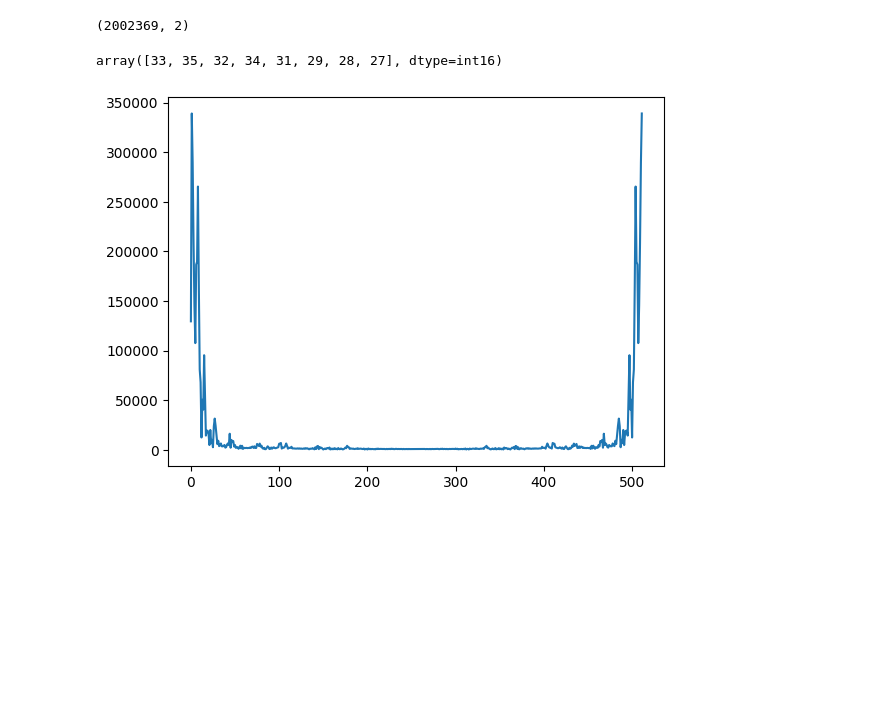
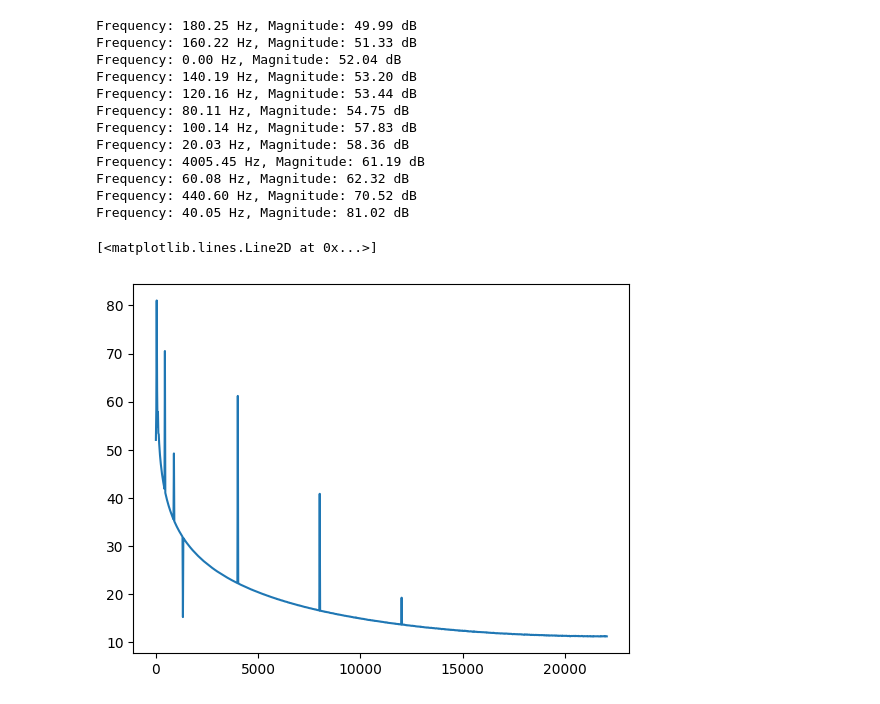
Before and after one commit to kilianbartz/hetcomp, a Jupyter notebook: Aufgabe1/test.ipynb, the cells around one changed output. Cells and saved outputs as stored; diff of their text form; code cells hidden in the pictures; blank space fills up the shorter version.

Commit message:
before starting

```diff
--- a/Aufgabe1/test.ipynb
+++ b/Aufgabe1/test.ipynb
@@ -1,26 +0,0 @@
-# %%
-from scipy.io.wavfile import read
-rate, data = read("Geheimnisvolle_Wellenlaengen.wav")
-data.shape
-# %% [output]
-(2002369, 2)
-# %%
-left_channel = data[:, 0]
-right_channel = data[:, 1]
-left_channel[:8]
-# %% [output]
-array([33, 35, 32, 34, 31, 29, 28, 27], dtype=int16)
-# %%
-# fourier transformation
-BLOCK_SIZE = 512
-
-from numpy.fft import fft
-import numpy as np
-
-frequencies = np.abs(fft(left_channel[1000000:1000000+BLOCK_SIZE]))
-# plot
-import matplotlib.pyplot as plt
-plt.plot(frequencies)
-plt.show()
-# %% [output]
-[figure, removed]
@@ -26,0 +53,45 @@ plt.show()
+# %%
+import matplotlib.pyplot as plt
+from scipy.io import wavfile
+
+
+
+sr, y = wavfile.read(audio_file)
+y = y[:, 0]
+pos = 0
+time_window = 0.05  # 50ms window
+sample_window = int(sr * time_window)
+start = max(0, pos - sample_window // 2)
+end = min(len(y), start + sample_window)
+
+selected_samples = y[start:end]
+
+# Berechnung der Fourier-Transformierten
+N = len(selected_samples)
+yf = np.fft.fft(selected_samples)
+xf = np.linspace(0.0, sr / 2.0, N // 2)
+magnitude = 2.0 / N * np.abs(yf[: N // 2])
+magnitude_db = 20 * np.log10(magnitude)
+freq_magn = {xf[i]: magnitude_db[i] for i in range(N // 2)}
+max_magnitudes = np.sort(magnitude_db)[-12:]
+max_indices = np.argsort(magnitude_db)[-12:]
+for i in range(12):
+    print(
+        f"Frequency: {xf[max_indices[i]]:.2f} Hz, Magnitude: {max_magnitudes[i]:.2f} dB"
+    )
+plt.plot(xf, magnitude_db)
+# %% [output]
+Frequency: 180.25 Hz, Magnitude: 49.99 dB
+Frequency: 160.22 Hz, Magnitude: 51.33 dB
+Frequency: 0.00 Hz, Magnitude: 52.04 dB
+Frequency: 140.19 Hz, Magnitude: 53.20 dB
+Frequency: 120.16 Hz, Magnitude: 53.44 dB
+Frequency: 80.11 Hz, Magnitude: 54.75 dB
+Frequency: 100.14 Hz, Magnitude: 57.83 dB
+Frequency: 20.03 Hz, Magnitude: 58.36 dB
+Frequency: 4005.45 Hz, Magnitude: 61.19 dB
+Frequency: 60.08 Hz, Magnitude: 62.32 dB
+Frequency: 440.60 Hz, Magnitude: 70.52 dB
+Frequency: 40.05 Hz, Magnitude: 81.02 dB
+[<matplotlib.lines.Line2D at 0x...>]
+[figure, added]
```
Also changed, not shown: parts of 2 cells of this notebook, 1 other file.
